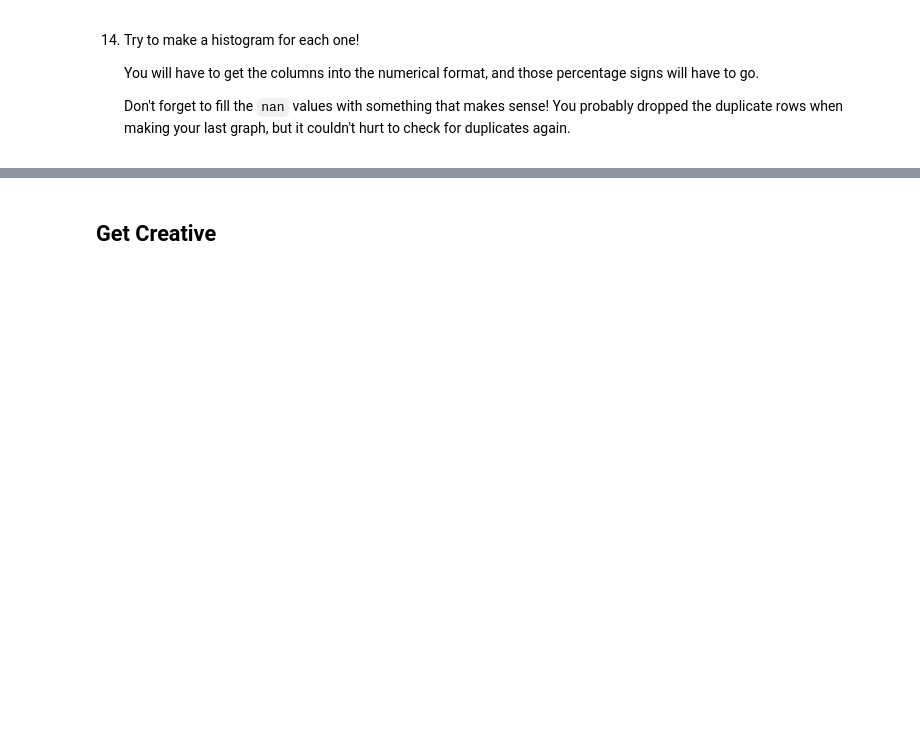
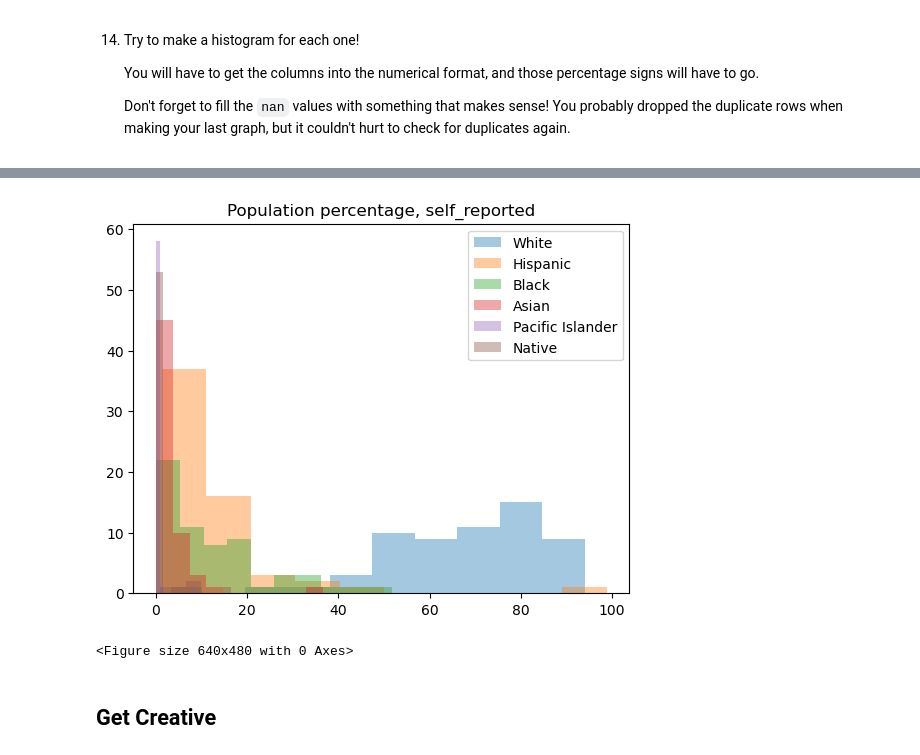
Before and after one commit to MrShade138/Cleaning-US-Census-Data, a Jupyter notebook: Cleaning US Census Data.ipynb, the cells around one changed output, grey strips where cells are left out. Saved outputs shown, nothing was run; the diff lists cells and outputs as text; code cells hidden in the pictures; blank space fills up the shorter version.

```diff
--- a/Cleaning US Census Data.ipynb
+++ b/Cleaning US Census Data.ipynb
@@ -132,3 +307,17 @@ ValueError: could not convert string to float: '43,296.36'
+# %%
+plt.hist(us_census.white, alpha= 0.4, label= "White")
+plt.hist(us_census.hispanic, alpha= 0.4, label= 'Hispanic')
+plt.hist(us_census.black, alpha= 0.4, label= 'Black')
+plt.hist(us_census.asian, alpha= 0.4, label= 'Asian')
+plt.hist(us_census.pacific, alpha=0.4, label= 'Pacific Islander')
+plt.hist(us_census.native, alpha= 0.4, label= 'Native')
+plt.title('Population percentage, self_reported')
+plt.legend()
+plt.show()
+plt.clf()
+# %% [output]
+[figure, added]
+<Figure size 640x480 with 0 Axes>
 # %% [markdown]
 ## Get Creative
 # %% [markdown]
```
Also changed, not shown: parts of 11 cells of this notebook, 10 other files.
